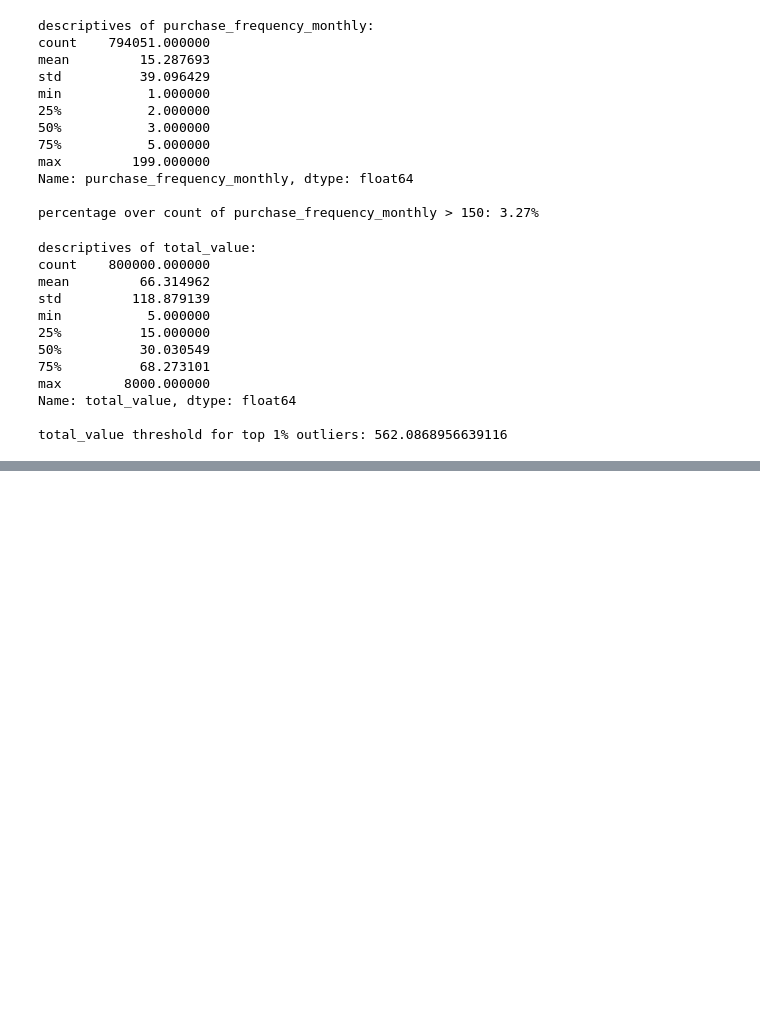
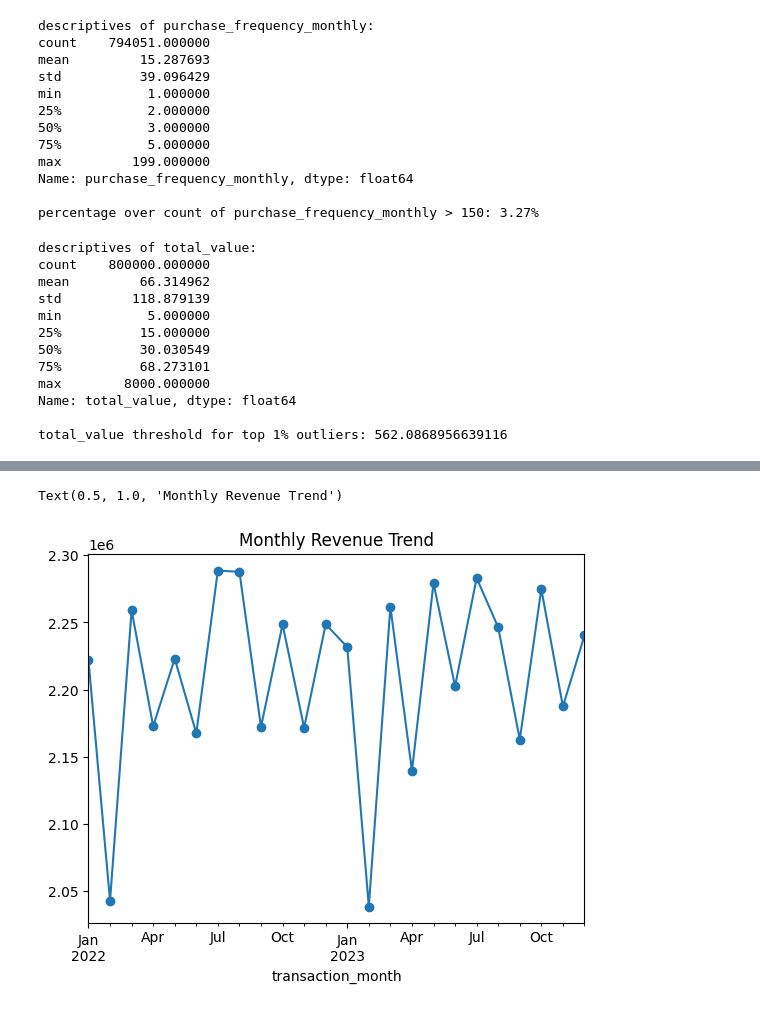
Before and after one commit to douglashdutra/retail-data-engineering-platform, a Jupyter notebook: notebooks/01_eda_retail.ipynb, the cells around one changed output, grey strips where cells are left out. Drawn from its saved outputs; the diff is of its cells as text; code cells hidden in the pictures; blank space fills up the shorter version.

```diff
--- a/notebooks/01_eda_retail.ipynb
+++ b/notebooks/01_eda_retail.ipynb
@@ -268,0 +314,10 @@ Toys                           1.49
+# %%
+## Trend Analysis
+monthly_revenue = df.groupby('transaction_month')['total_value'].sum()
+monthly_revenue.plot(kind='line', marker='o')
+plt.title('Monthly Revenue Trend')
+
+## --> Overall revenue is seasonal
+# %% [output]
+Text(0.5, 1.0, 'Monthly Revenue Trend')
+[figure, added]
```
Also changed, not shown: parts of 7 cells of this notebook.
